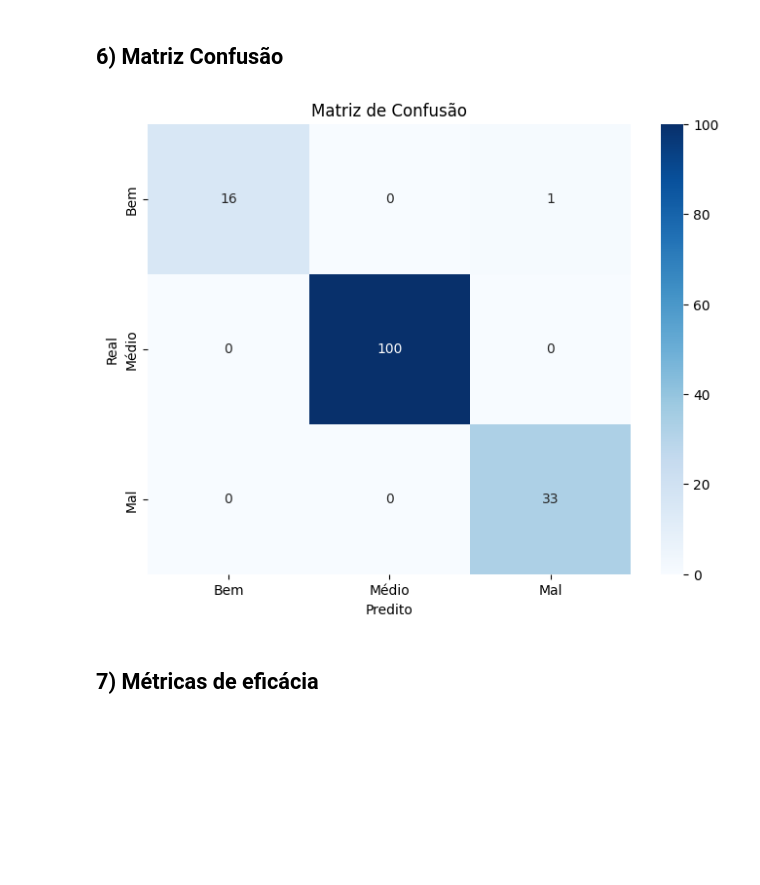
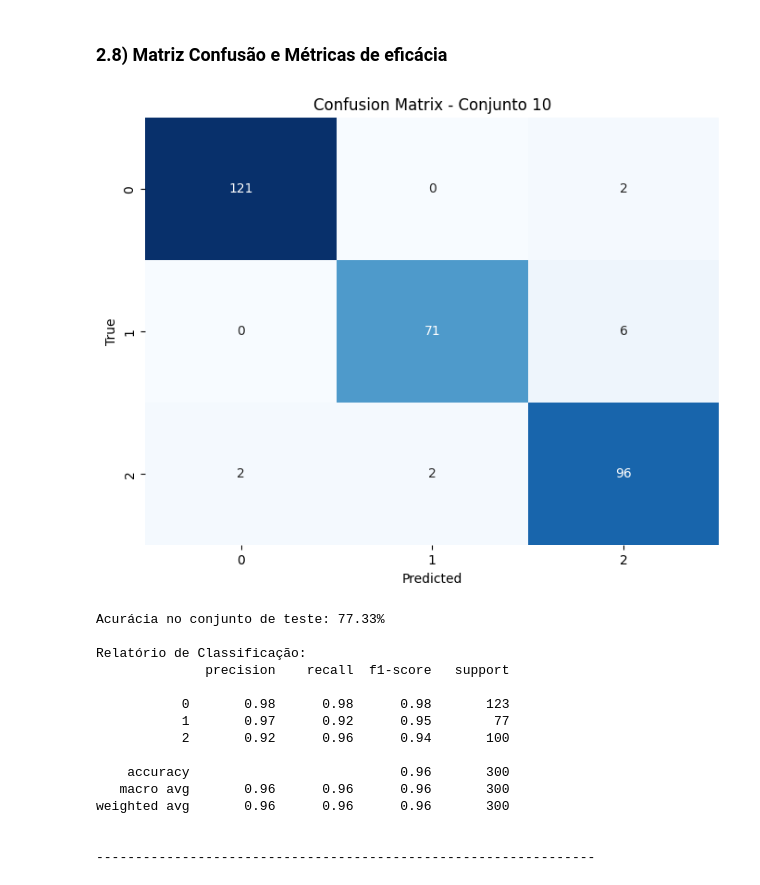
Before and after one commit to Ktzani/student-prediction, a Jupyter notebook: src/Novatos/Modelos/redesNeurais.ipynb, the cells around one changed output. Saved outputs shown, nothing was run; the diff lists cells and outputs as text; code cells hidden in the pictures; blank space fills up the shorter version.

```diff
--- a/src/Novatos/Modelos/redesNeurais.ipynb
+++ b/src/Novatos/Modelos/redesNeurais.ipynb
@@ -33,3 +60,0 @@ y_val = y_val.values.ravel()
-# %%
-label_encoder = LabelEncoder()
-label_encoder.fit(y_train)
@@ -37,0 +417,6 @@ LabelEncoder()
+# %%
+conjunto_aleatorio = random.randint(0, 9)
+print(conjunto_aleatorio + 1)
+
+# Print the conjunto with the highest average accuracy
+print(f"\nO conjunto {conjunto_aleatorio + 1} será utilizado para o teste de parâmetros")
@@ -90,7 +480,7 @@ for architecture in architectures:
 
                     final_training_accuracy = history.history['accuracy'][-1]
 
-                    loss, accuracy = model.evaluate(X_val, y_val)
+                    loss, accuracy = model.evaluate(X_test, y_test)
 
                     # _, test_accuracy = model.evaluate(X_test, y_test)
                     # accuracies_train.append(train_accuracy)
@@ -120,12 +510,4 @@ for architecture in architectures:
                         'Otimizador': optimizer,
                         'Tamanho do Lote': batch_size
                     }
-
-
-# Imprimir informações sobre o melhor modelo
-print("Melhor Modelo:")
-print(f"Acurácia na Validação: {best_accuracy * 100:.2f}%")
-print("Melhores Hiperparâmetros:")
-for key, value in best_hyperparameters.items():
-    print(f"- {key}: {value}")
 # %% [output]
@@ -244,20 +643,41 @@ y_pred = best_model.predict(X_test)
 # %% [markdown]
-## 6) Matriz Confusão
+### 2.8) Matriz Confusão e Métricas de eficácia
 # %%
-# Transformar as previsões de volta para as classes originais
-y_pred_classes = label_encoder.inverse_transform(np.argmax(y_pred, axis=1))
-y_test_classes = label_encoder.inverse_transform(np.argmax(y_test, axis=1))
+# Convert predictions to labels
+y_pred_labels = np.argmax(y_pred, axis=1)
+y_test_labels = np.argmax(y_test, axis=1)
+# Calculate the confusion matrix
+cm = confusion_matrix(y_test_labels, y_pred_labels)
+# Plot the confusion matrix
+plt.figure(figsize=(8, 6))
+sns.heatmap(cm, annot=True, fmt='d', cmap='Blues', cbar=False,
+            xticklabels=range(num_classes), yticklabels=range(num_classes))
+plt.xlabel('Predicted')
+plt.ylabel('True')
+plt.title(f'Confusion Matrix - Conjunto {i + 1}')
+plt.show()
 
+print(f'Acurácia no conjunto de teste: {accuracy * 100:.2f}%\n')
 
-cm = confusion_matrix(y_test_classes, y_pred_classes)
+# Print classification report
+classification_rep = classification_report(y_test_labels, y_pred_labels)
+print(f'Relatório de Classificação:\n{classification_rep}')
 
-plt.figure(figsize=(8, 6))
-sns.heatmap(cm, annot=True, fmt="d", cmap="Blues", xticklabels=['Bem', 'Médio', 'Mal'], yticklabels=['Bem', 'Médio', 'Mal'])
-plt.xlabel('Predito')
-plt.ylabel('Real')
-plt.title('Matriz de Confusão')
-plt.show()
+print('\n----------------------------------------------------------------\n')
 # %% [output]
-[figure, old version]
+[figure, new version]
+Acurácia no conjunto de teste: 77.33%
+
+Relatório de Classificação:
+              precision    recall  f1-score   support
+
+           0       0.98      0.98      0.98       123
+           1       0.97      0.92      0.95        77
+           2       0.92      0.96      0.94       100
+
+    accuracy                           0.96       300
+   macro avg       0.96      0.96      0.96       300
+weighted avg       0.96      0.96      0.96       300
+
+
+----------------------------------------------------------------
-# %% [markdown]
-## 7) Métricas de eficácia
```
Also changed, not shown: parts of 55 cells of this notebook, 9 other files.
